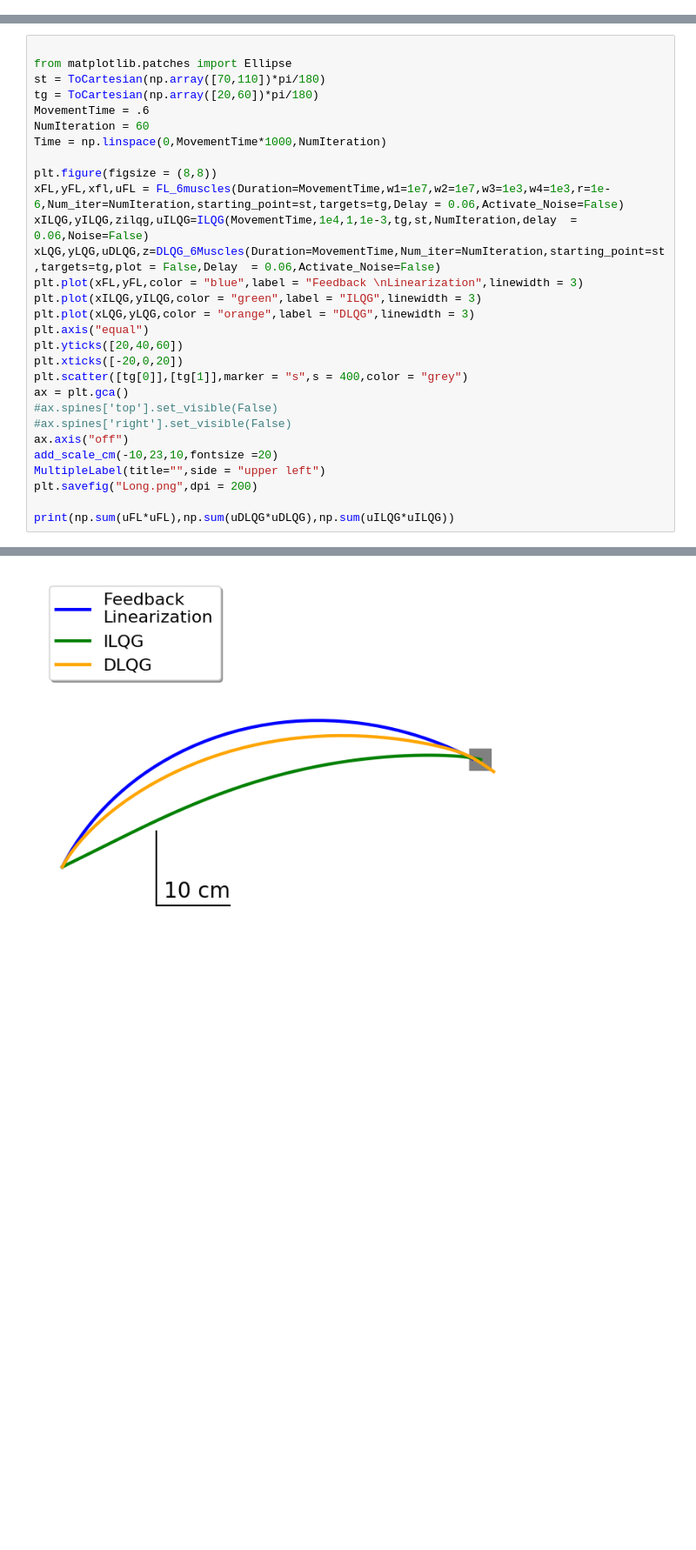
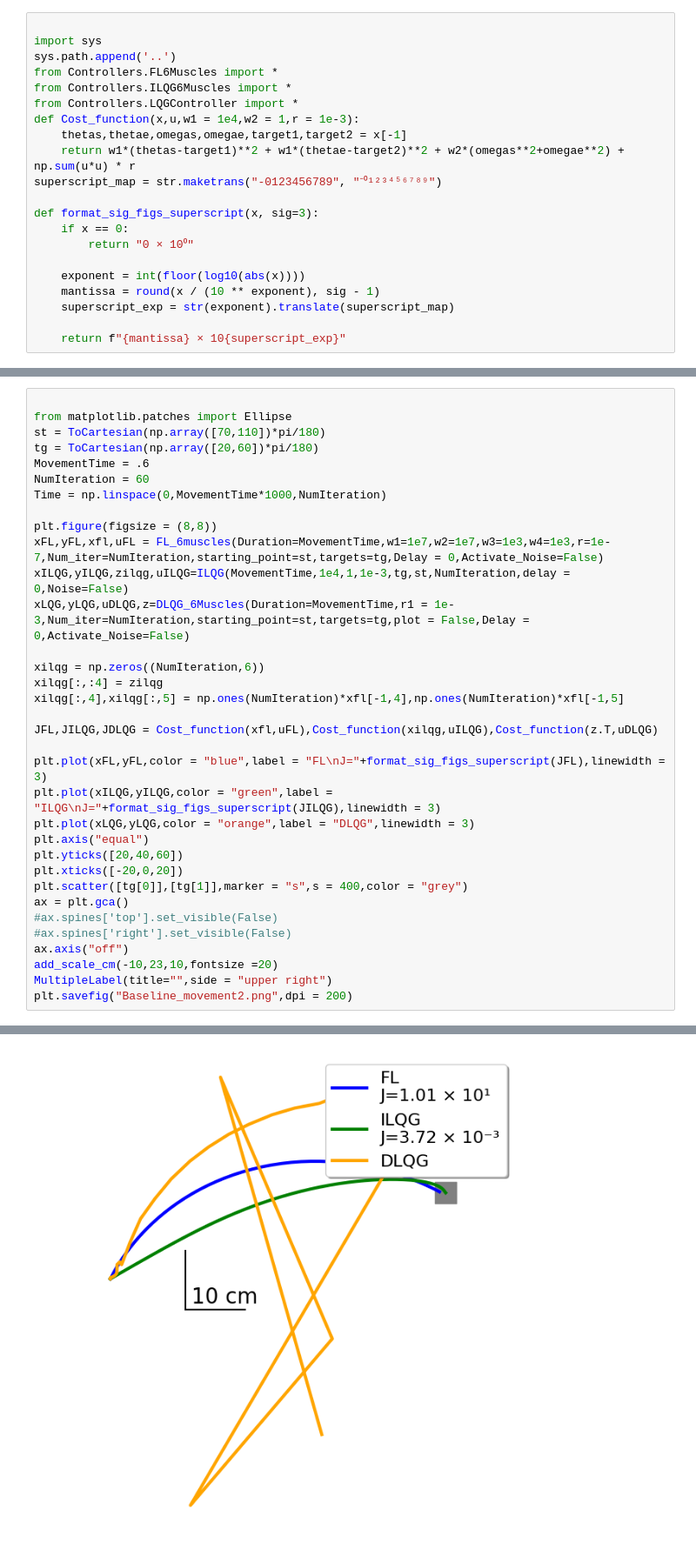
Before and after one commit to AlexandreThy/PhD, a Jupyter notebook: CurrentParts/BestLQG.ipynb, the cells around one changed output, grey strips where cells are left out. Shown at 87% size. Drawn from its saved outputs; the diff is of its cells as text; blank space fills up the shorter version.

```diff
--- a/CurrentParts/BestLQG.ipynb
+++ b/CurrentParts/BestLQG.ipynb
@@ -627,3 +393,24 @@ from Controllers.LQGController import *
+# %%
+
+import sys
+sys.path.append('..')
+from Controllers.FL6Muscles import *
+from Controllers.ILQG6Muscles import *
+from Controllers.LQGController import *
+def Cost_function(x,u,w1 = 1e4,w2 = 1,r = 1e-3):
+    thetas,thetae,omegas,omegae,target1,target2 = x[-1]
+    return w1*(thetas-target1)**2 + w1*(thetae-target2)**2 + w2*(omegas**2+omegae**2) + np.sum(u*u) * r
+superscript_map = str.maketrans("-0123456789", "⁻⁰¹²³⁴⁵⁶⁷⁸⁹")
+
+def format_sig_figs_superscript(x, sig=3):
+    if x == 0:
+        return "0 × 10⁰"
+
+    exponent = int(floor(log10(abs(x))))
+    mantissa = round(x / (10 ** exponent), sig - 1)
+    superscript_exp = str(exponent).translate(superscript_map)
+
+    return f"{mantissa} × 10{superscript_exp}"
 # %%
 
 from matplotlib.patches import Ellipse
@@ -666,11 +474,18 @@ NumIteration = 60
 Time = np.linspace(0,MovementTime*1000,NumIteration)
 
 plt.figure(figsize = (8,8))
-xFL,yFL,xfl,uFL = FL_6muscles(Duration=MovementTime,w1=1e7,w2=1e7,w3=1e3,w4=1e3,r=1e-6,Num_iter=NumIteration,starting_point=st,targets=tg,Delay = 0.06,Activate_Noise=False)
-xILQG,yILQG,zilqg,uILQG=ILQG(MovementTime,1e4,1,1e-3,tg,st,NumIteration,delay  = 0.06,Noise=False)
-xLQG,yLQG,uDLQG,z=DLQG_6Muscles(Duration=MovementTime,Num_iter=NumIteration,starting_point=st,targets=tg,plot = False,Delay  = 0.06,Activate_Noise=False)
-plt.plot(xFL,yFL,color = "blue",label = "Feedback \nLinearization",linewidth = 3)
-plt.plot(xILQG,yILQG,color = "green",label = "ILQG",linewidth = 3)
+xFL,yFL,xfl,uFL = FL_6muscles(Duration=MovementTime,w1=1e7,w2=1e7,w3=1e3,w4=1e3,r=1e-7,Num_iter=NumIteration,starting_point=st,targets=tg,Delay = 0,Activate_Noise=False)
+xILQG,yILQG,zilqg,uILQG=ILQG(MovementTime,1e4,1,1e-3,tg,st,NumIteration,delay = 0,Noise=False)
+xLQG,yLQG,uDLQG,z=DLQG_6Muscles(Duration=MovementTime,r1 = 1e-3,Num_iter=NumIteration,starting_point=st,targets=tg,plot = False,Delay = 0,Activate_Noise=False)
+
+xilqg = np.zeros((NumIteration,6))
+xilqg[:,:4] = zilqg
+xilqg[:,4],xilqg[:,5] = np.ones(NumIteration)*xfl[-1,4],np.ones(NumIteration)*xfl[-1,5]
+
+JFL,JILQG,JDLQG = Cost_function(xfl,uFL),Cost_function(xilqg,uILQG),Cost_function(z.T,uDLQG)
+
+plt.plot(xFL,yFL,color = "blue",label = "FL\nJ="+format_sig_figs_superscript(JFL),linewidth = 3)
+plt.plot(xILQG,yILQG,color = "green",label = "ILQG\nJ="+format_sig_figs_superscript(JILQG),linewidth = 3)
 plt.plot(xLQG,yLQG,color = "orange",label = "DLQG",linewidth = 3)
 plt.axis("equal")
 plt.yticks([20,40,60])
@@ -681,8 +496,6 @@ ax = plt.gca()
 #ax.spines['right'].set_visible(False)
 ax.axis("off")
 add_scale_cm(-10,23,10,fontsize =20)
-MultipleLabel(title="",side = "upper left")
-plt.savefig("Long.png",dpi = 200)
-
-print(np.sum(uFL*uFL),np.sum(uDLQG*uDLQG),np.sum(uILQG*uILQG))
+MultipleLabel(title="",side = "upper right")
+plt.savefig("Baseline_movement2.png",dpi = 200)
 # %% [output]
@@ -690 +502 @@ print(np.sum(uFL*uFL),np.sum(uDLQG*uDLQG),np.sum(uILQG*uILQG))
-[figure, old version]
+[figure, new version]
```
Also changed, not shown: parts of 16 cells of this notebook, 6 other files.
